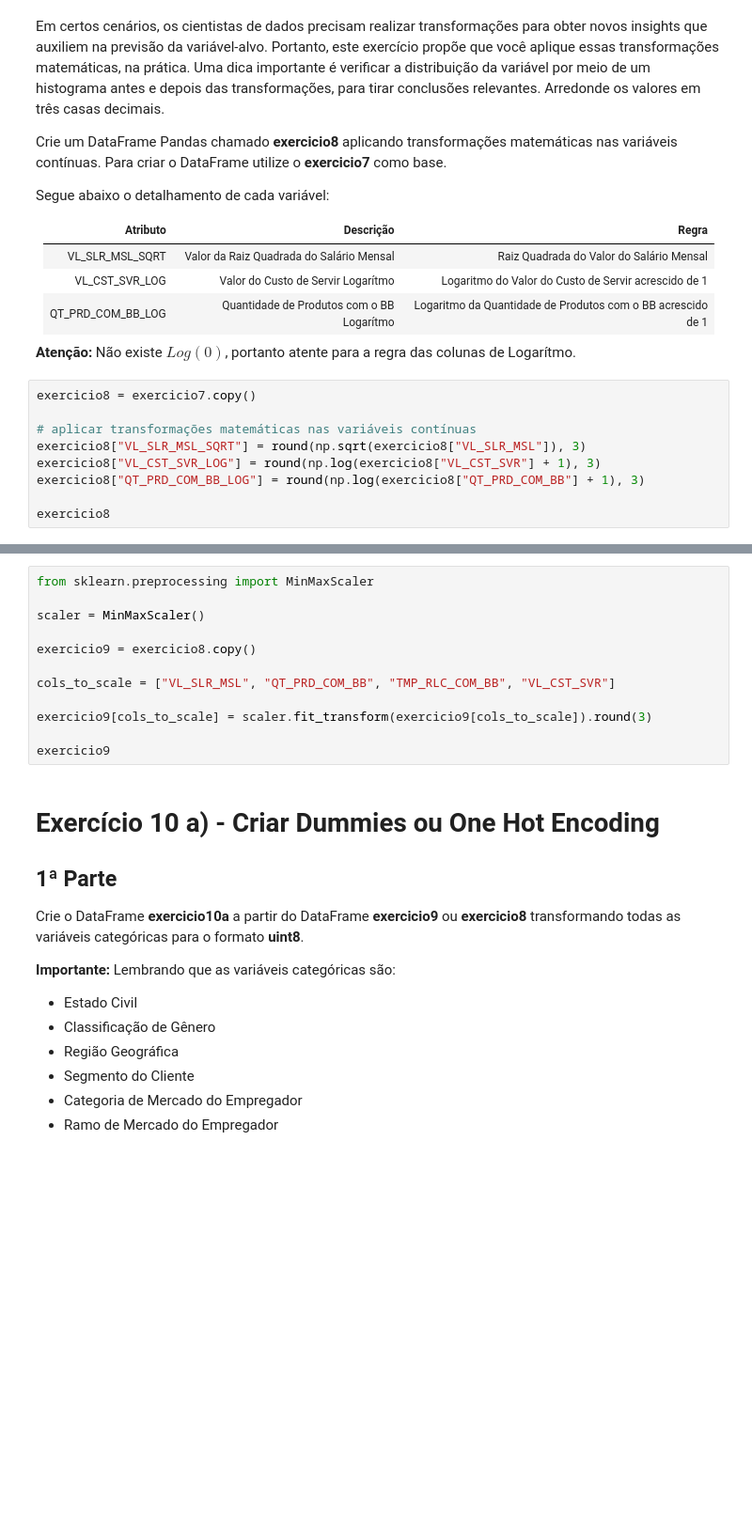
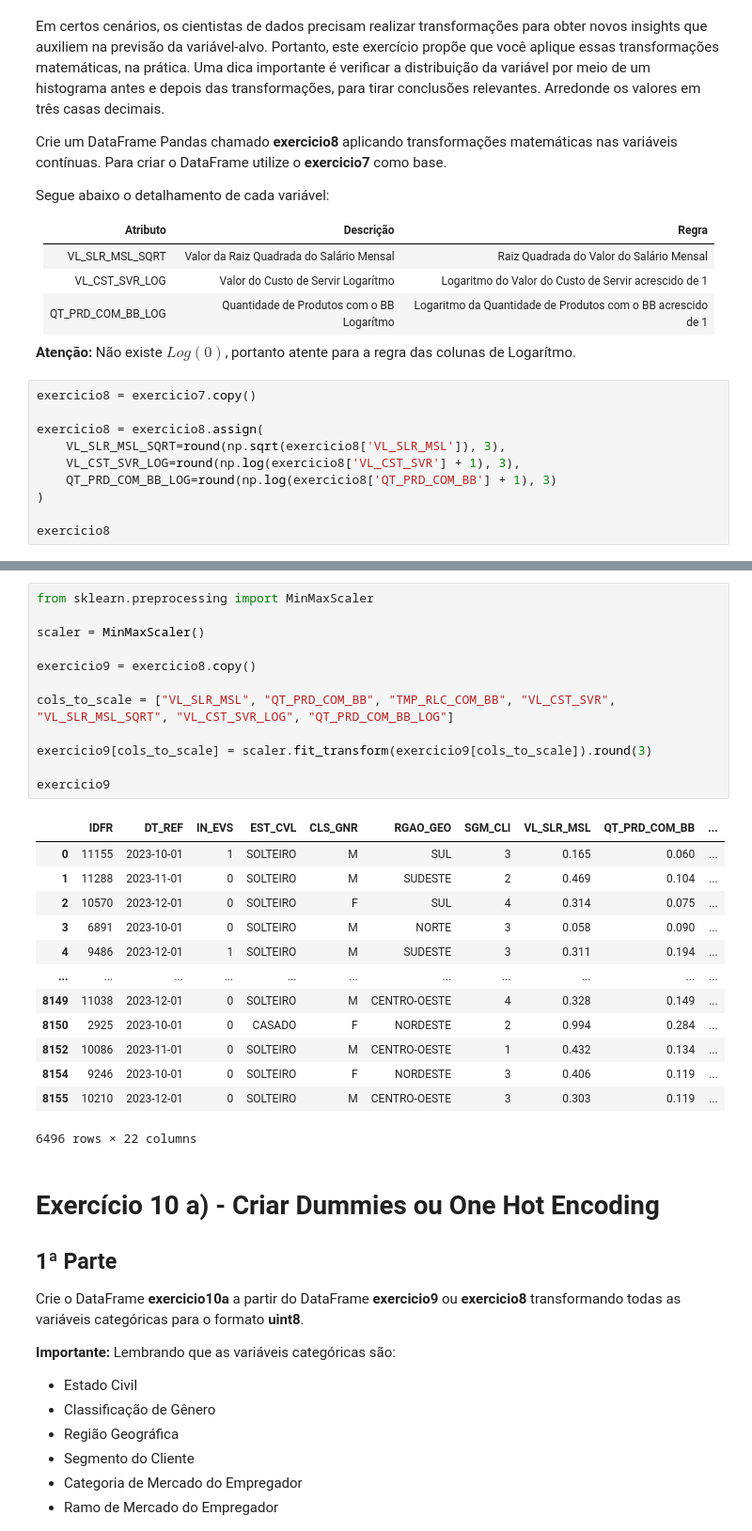
Before and after one commit to RealRogerioSB/AcademIABB, a Jupyter notebook: F8719981_ciencia_de_dados_v1.ipynb, the cells around one changed output, grey strips where cells are left out. Shown at 94% size. Cells and saved outputs as stored; diff of their text form; blank space fills up the shorter version.

```diff
--- a/F8719981_ciencia_de_dados_v1.ipynb
+++ b/F8719981_ciencia_de_dados_v1.ipynb
@@ -344,15 +346,16 @@ Segue abaixo o detalhamento de cada variável:
 | QT_PRD_COM_BB_LOG | Quantidade de Produtos com o BB Logarítmo | Logaritmo da Quantidade de Produtos com o BB acrescido de 1 |
 
 <b>Atenção:</b> Não existe $Log(0)$, portanto atente para a regra das colunas de Logarítmo.
-# %%
-exercicio8 = exercicio7.copy()
-
-# aplicar transformações matemáticas nas variáveis contínuas
-exercicio8["VL_SLR_MSL_SQRT"] = round(np.sqrt(exercicio8["VL_SLR_MSL"]), 3)
-exercicio8["VL_CST_SVR_LOG"] = round(np.log(exercicio8["VL_CST_SVR"] + 1), 3)
-exercicio8["QT_PRD_COM_BB_LOG"] = round(np.log(exercicio8["QT_PRD_COM_BB"] + 1), 3)
-
-exercicio8
+# %%
+exercicio8 = exercicio7.copy()
+
+exercicio8 = exercicio8.assign(
+    VL_SLR_MSL_SQRT=round(np.sqrt(exercicio8['VL_SLR_MSL']), 3),
+    VL_CST_SVR_LOG=round(np.log(exercicio8['VL_CST_SVR'] + 1), 3),
+    QT_PRD_COM_BB_LOG=round(np.log(exercicio8['QT_PRD_COM_BB'] + 1), 3)
+)
+
+exercicio8
 # %% [markdown]
 # Exercício 9 - Padronização de variável
 
@@ -377,15 +380,29 @@ Segue abaixo como seria o DataFrame com dados fícticios:
 # %%
 from sklearn.preprocessing import MinMaxScaler
 
 scaler = MinMaxScaler()
 
 exercicio9 = exercicio8.copy()
 
-cols_to_scale = ["VL_SLR_MSL", "QT_PRD_COM_BB", "TMP_RLC_COM_BB", "VL_CST_SVR"]
+cols_to_scale = ["VL_SLR_MSL", "QT_PRD_COM_BB", "TMP_RLC_COM_BB", "VL_CST_SVR", "VL_SLR_MSL_SQRT", "VL_CST_SVR_LOG", "QT_PRD_COM_BB_LOG"]
 
 exercicio9[cols_to_scale] = scaler.fit_transform(exercicio9[cols_to_scale]).round(3)
 
 exercicio9
+# %% [output]
+|  | IDFR | DT_REF | IN_EVS | EST_CVL | CLS_GNR | RGAO_GEO | SGM_CLI | VL_SLR_MSL | QT_PRD_COM_BB | ... |
+| 0 | 11155 | 2023-10-01 | 1 | SOLTEIRO | M | SUL | 3 | 0.165 | 0.060 | ... |
+| 1 | 11288 | 2023-11-01 | 0 | SOLTEIRO | M | SUDESTE | 2 | 0.469 | 0.104 | ... |
+| 2 | 10570 | 2023-12-01 | 0 | SOLTEIRO | F | SUL | 4 | 0.314 | 0.075 | ... |
+| 3 | 6891 | 2023-10-01 | 0 | SOLTEIRO | M | NORTE | 3 | 0.058 | 0.090 | ... |
+| 4 | 9486 | 2023-12-01 | 1 | SOLTEIRO | M | SUDESTE | 3 | 0.311 | 0.194 | ... |
+| ... | ... | ... | ... | ... | ... | ... | ... | ... | ... | ... |
+| 8149 | 11038 | 2023-12-01 | 0 | SOLTEIRO | M | CENTRO-OESTE | 4 | 0.328 | 0.149 | ... |
+| 8150 | 2925 | 2023-10-01 | 0 | CASADO | F | NORDESTE | 2 | 0.994 | 0.284 | ... |
+| 8152 | 10086 | 2023-11-01 | 0 | SOLTEIRO | M | CENTRO-OESTE | 1 | 0.432 | 0.134 | ... |
+| 8154 | 9246 | 2023-10-01 | 0 | SOLTEIRO | F | NORDESTE | 3 | 0.406 | 0.119 | ... |
+| 8155 | 10210 | 2023-12-01 | 0 | SOLTEIRO | M | CENTRO-OESTE | 3 | 0.303 | 0.119 | ... |
+6496 rows × 22 columns
 # %% [markdown]
 # Exercício 10 a) - Criar Dummies ou One Hot Encoding
 
```
Also changed, not shown: parts of 7 cells of this notebook.
